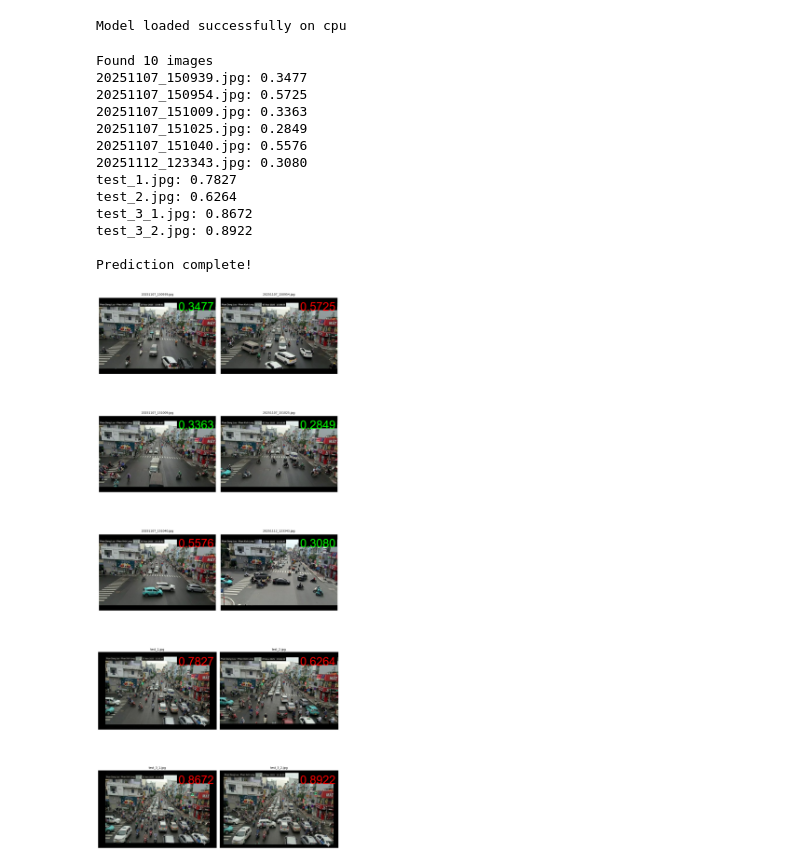
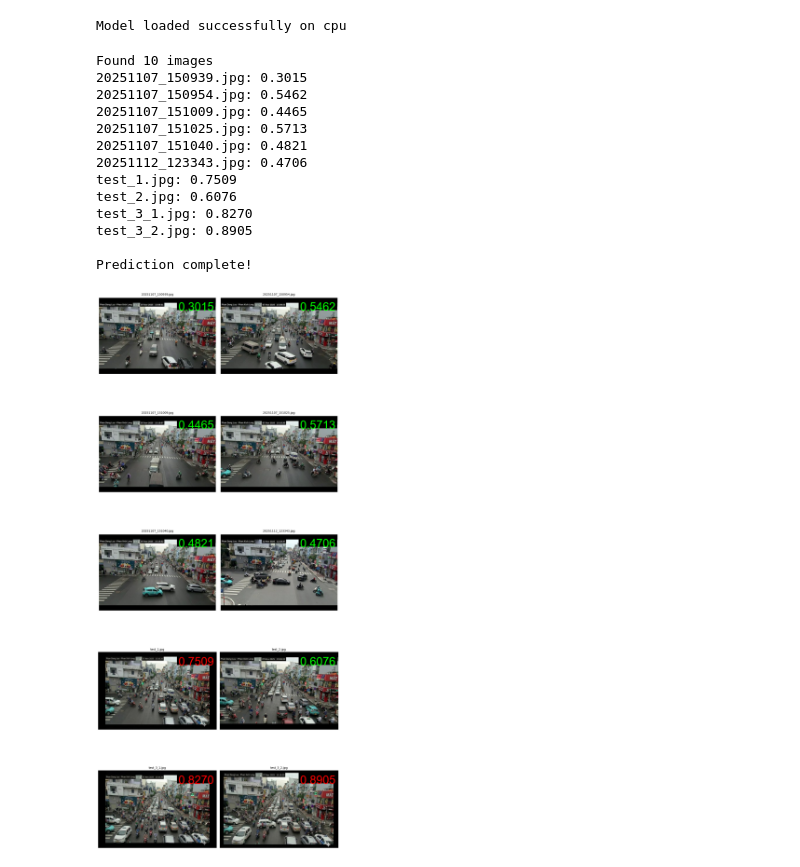
Before and after one commit to cjjjjjk/traaaa, a Jupyter notebook: weekly_report/week14_15/model_test/test_2.ipynb, the cells around one changed output. Saved outputs shown, nothing was run; the diff lists cells and outputs as text; code cells hidden in the pictures.

```diff
--- a/weekly_report/week14_15/model_test/test_2.ipynb
+++ b/weekly_report/week14_15/model_test/test_2.ipynb
@@ -30,7 +30,7 @@ class CongestionCNN(nn.Module):
 # load model
 base_dir = os.getcwd()
 # define path to the model
-model_path = os.path.join(base_dir, "model", "congestion_cnn_model.pth")
+model_path = os.path.join(base_dir, "model", "congestion_cnn_model_2.pth")
 
 device = "cuda" if torch.cuda.is_available() else "cpu"
 model = CongestionCNN().to(device)
@@ -76,16 +76,16 @@ for filename in image_files:
 print("\nPrediction complete!")
 # %% [output]
 Found 10 images
-20251107_150939.jpg: 0.3477
-20251107_150954.jpg: 0.5725
-20251107_151009.jpg: 0.3363
-20251107_151025.jpg: 0.2849
-20251107_151040.jpg: 0.5576
-20251112_123343.jpg: 0.3080
-test_1.jpg: 0.7827
-test_2.jpg: 0.6264
-test_3_1.jpg: 0.8672
-test_3_2.jpg: 0.8922
+20251107_150939.jpg: 0.3015
+20251107_150954.jpg: 0.5462
+20251107_151009.jpg: 0.4465
+20251107_151025.jpg: 0.5713
+20251107_151040.jpg: 0.4821
+20251112_123343.jpg: 0.4706
+test_1.jpg: 0.7509
+test_2.jpg: 0.6076
+test_3_1.jpg: 0.8270
+test_3_2.jpg: 0.8905
 
 Prediction complete!
 # %%
@@ -124,32 +124,32 @@ for idx, (filename, score, img) in enumerate(results):
     text_height = bbox[3] - bbox[1]
 
     # position at top right with padding
     padding = 10
     x = img.width - text_width - padding
     y = padding
 
     # draw background rectangle
     draw.rectangle(
         [x - 5, y - 5, x + text_width + 5, y + text_height + 5],
         fill=(0, 0, 0, 180)
     )
 
     # draw text
-    color = (0, 255, 0) if score < 0.45 else (255, 0, 0)
+    color = (0, 255, 0) if score < 0.65 else (255, 0, 0)
     draw.text((x, y), text, fill=color, font=font)
 
     # display
     axes[row, col].imshow(img_draw)
     axes[row, col].set_title(filename, fontsize=10)
     axes[row, col].axis('off')
 
 # hide empty subplots
 for idx in range(num_images, num_rows * num_cols):
     row = idx // num_cols
     col = idx % num_cols
     axes[row, col].axis('off')
 
 plt.tight_layout()
 plt.show()
 # %% [output]
-[figure, old version]
+[figure, new version]
```
Also changed, not shown: 15 other files.
